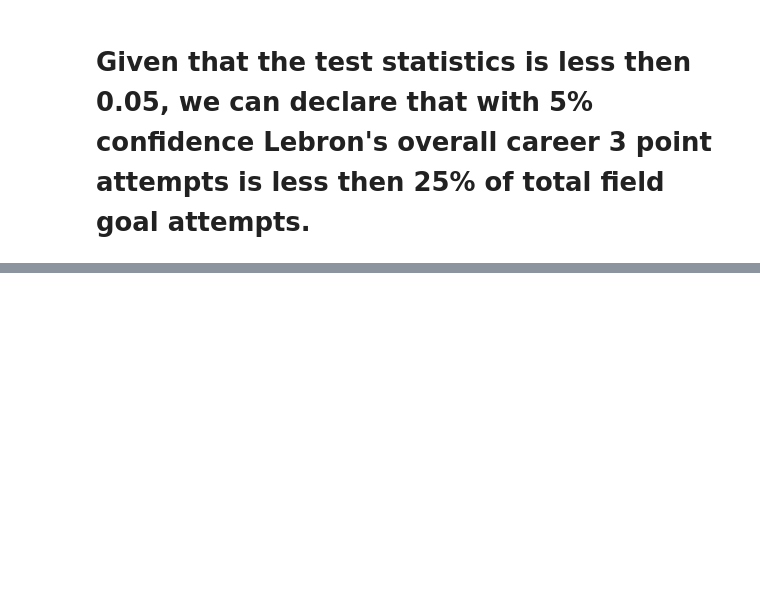
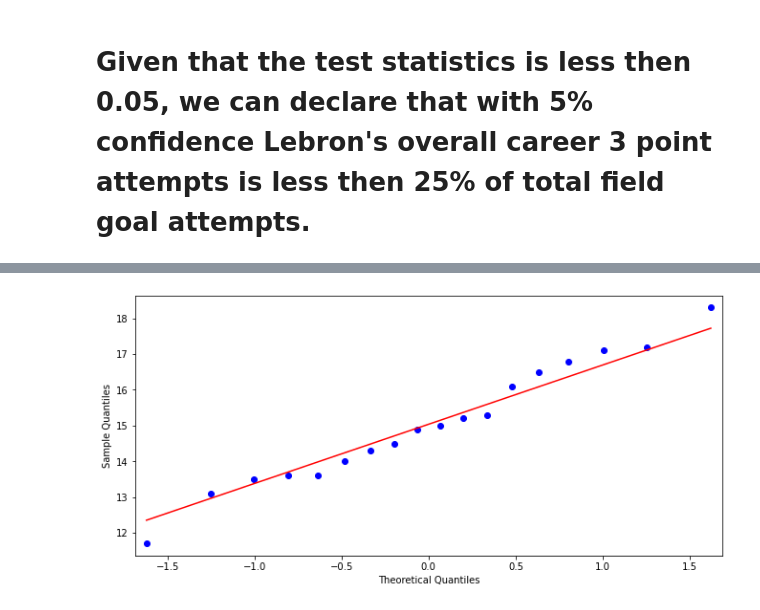
Before and after one commit to andrew-rong/Data-Work, a Jupyter notebook: Data Analysis/Lebron Analysis/Analysis.ipynb, the cells around one changed output, grey strips where cells are left out. Drawn from its saved outputs; the diff is of its cells as text; code cells hidden in the pictures; blank space fills up the shorter version.

```diff
--- a/Data Analysis/Lebron Analysis/Analysis.ipynb
+++ b/Data Analysis/Lebron Analysis/Analysis.ipynb
@@ -73 +76,6 @@ sns.distplot(df_s['2PA'], bins=9)
+# %%
+qqplot(df_s["2PA"], line='s')
+plt.show()
+# %% [output]
+[figure, added]
 # %% [markdown]
```
Also changed, not shown: parts of 9 cells of this notebook.
